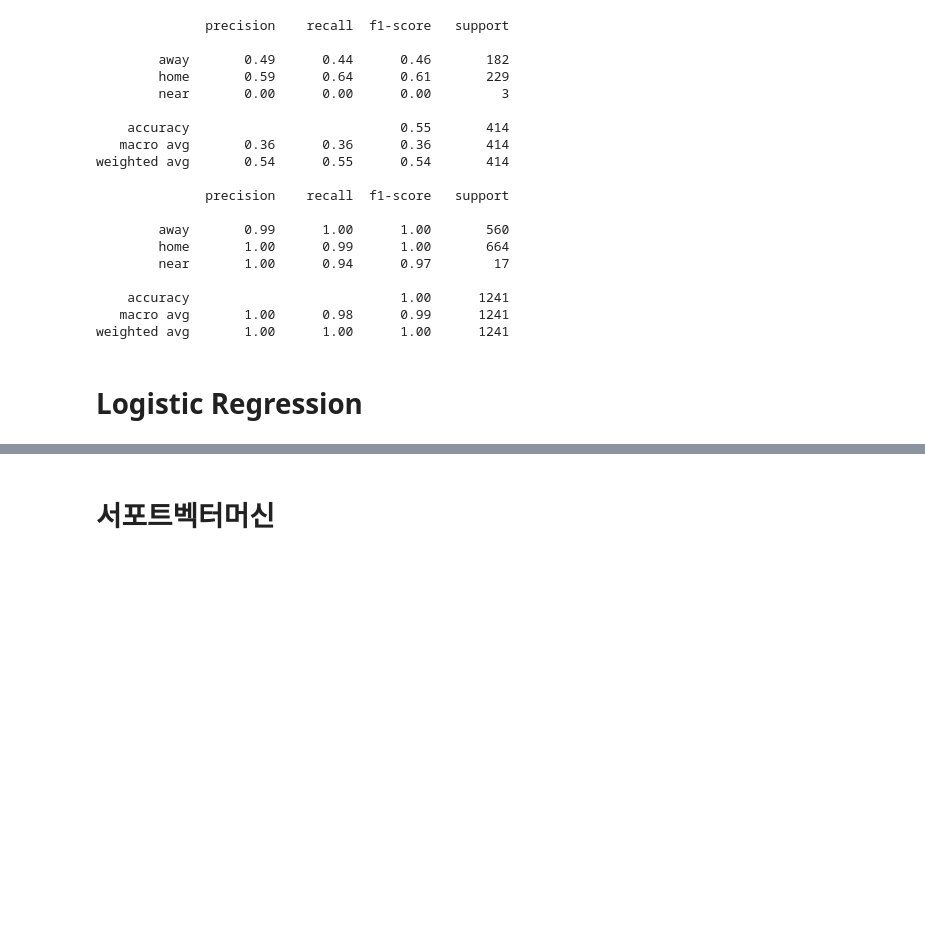
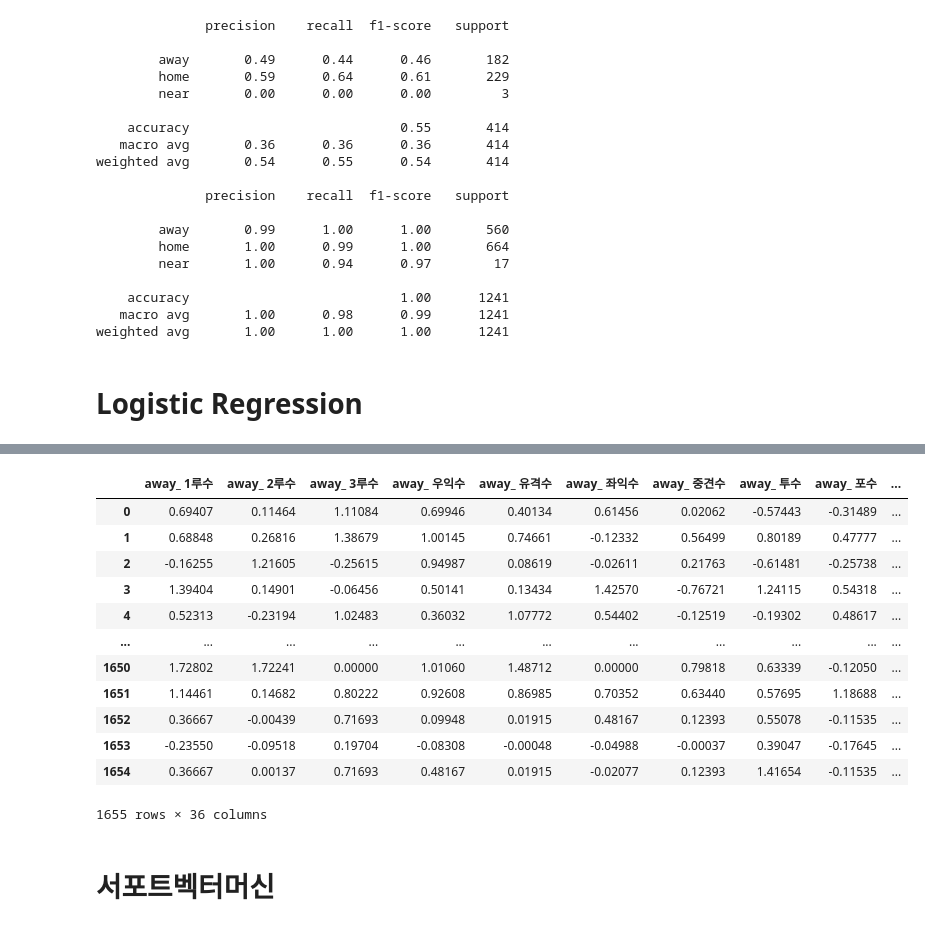
Before and after one commit to Woosub-Kim/Project_KBO_Predict, a Jupyter notebook: ModelSelction.ipynb, the cells around one changed output, grey strips where cells are left out. Cells and saved outputs as stored; diff of their text form; code cells hidden in the pictures; blank space fills up the shorter version.

```diff
--- a/ModelSelction.ipynb
+++ b/ModelSelction.ipynb
@@ -191,3 +191,19 @@ weighted avg       0.59      0.59      0.57      1241
+# %%
+x
+# %% [output]
+|  | away_ 1루수 | away_ 2루수 | away_ 3루수 | away_ 우익수 | away_ 유격수 | away_ 좌익수 | away_ 중견수 | away_ 투수 | away_ 포수 | ... |
+| 0 | 0.69407 | 0.11464 | 1.11084 | 0.69946 | 0.40134 | 0.61456 | 0.02062 | -0.57443 | -0.31489 | ... |
+| 1 | 0.68848 | 0.26816 | 1.38679 | 1.00145 | 0.74661 | -0.12332 | 0.56499 | 0.80189 | 0.47777 | ... |
+| 2 | -0.16255 | 1.21605 | -0.25615 | 0.94987 | 0.08619 | -0.02611 | 0.21763 | -0.61481 | -0.25738 | ... |
+| 3 | 1.39404 | 0.14901 | -0.06456 | 0.50141 | 0.13434 | 1.42570 | -0.76721 | 1.24115 | 0.54318 | ... |
+| 4 | 0.52313 | -0.23194 | 1.02483 | 0.36032 | 1.07772 | 0.54402 | -0.12519 | -0.19302 | 0.48617 | ... |
+| ... | ... | ... | ... | ... | ... | ... | ... | ... | ... | ... |
+| 1650 | 1.72802 | 1.72241 | 0.00000 | 1.01060 | 1.48712 | 0.00000 | 0.79818 | 0.63339 | -0.12050 | ... |
+| 1651 | 1.14461 | 0.14682 | 0.80222 | 0.92608 | 0.86985 | 0.70352 | 0.63440 | 0.57695 | 1.18688 | ... |
+| 1652 | 0.36667 | -0.00439 | 0.71693 | 0.09948 | 0.01915 | 0.48167 | 0.12393 | 0.55078 | -0.11535 | ... |
+| 1653 | -0.23550 | -0.09518 | 0.19704 | -0.08308 | -0.00048 | -0.04988 | -0.00037 | 0.39047 | -0.17645 | ... |
+| 1654 | 0.36667 | 0.00137 | 0.71693 | 0.48167 | 0.01915 | -0.02077 | 0.12393 | 1.41654 | -0.11535 | ... |
+1655 rows × 36 columns
 # %% [markdown]
 # 서포트벡터머신
 # %%
```
Also changed, not shown: parts of 3 cells of this notebook, 2 other files.
